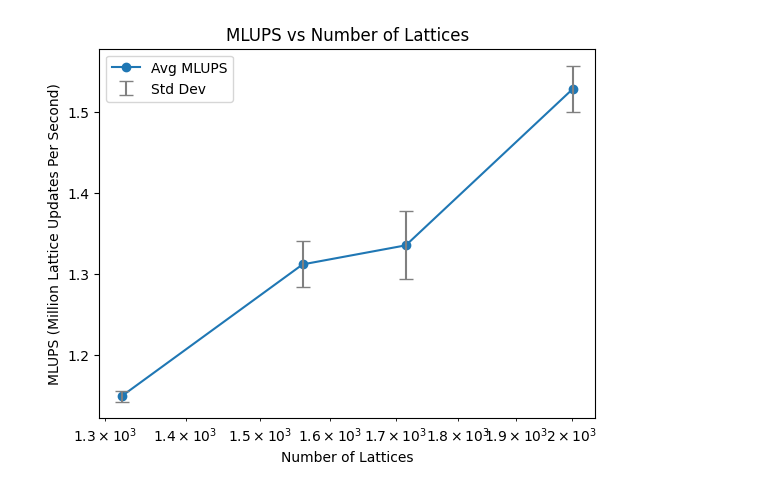
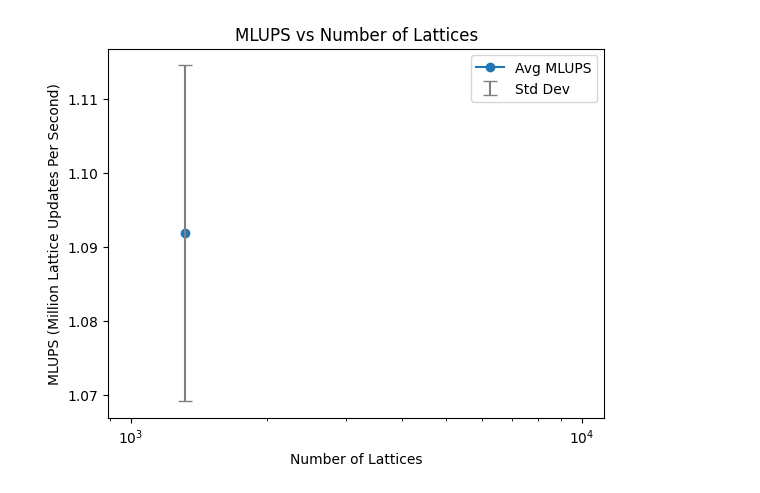
Before and after one commit to YueZeshi/LBM_porousChem, a Jupyter notebook: notebook/MLUPS_test.ipynb, the cells around one changed output. Saved outputs shown, nothing was run; the diff lists cells and outputs as text; code cells hidden in the pictures.

```diff
--- a/notebook/MLUPS_test.ipynb
+++ b/notebook/MLUPS_test.ipynb
@@ -65,17 +73,17 @@ def parse_log_v2(log_file):
                 pass
     return n_lattice_list, avg_MLUPS_list, std_MLUPS_list, compile_time_list, init_time_list
 # %%
-log_file = "PC_vulkan_MLUPS.log" # log file path
+log_file = "YZS_PC_vulkan_MLUPS.log" # log file path
 n_lattice_list,  avg_MLUPS_list, std_MLUPS_list, compile_time_list, init_time_list = parse_log_v2(log_file)
 plt.plot(n_lattice_list, avg_MLUPS_list, 'o-', label='Avg MLUPS')
 plt.errorbar(n_lattice_list, avg_MLUPS_list, yerr=std_MLUPS_list, fmt='none', ecolor='gray', capsize=5, label='Std Dev')
 plt.xscale('log')
 plt.xlabel('Number of Lattices')
 plt.ylabel('MLUPS (Million Lattice Updates Per Second)')
 plt.title('MLUPS vs Number of Lattices')
 plt.legend()
 plt.show()
 # %% [output]
-[figure, old version]
+[figure, new version]
 # %%
 plt.plot(n_lattice_list, compile_time_list, 'o-', label='Compile Time')
```
Also changed, not shown: parts of 2 cells of this notebook, 2 other files.
